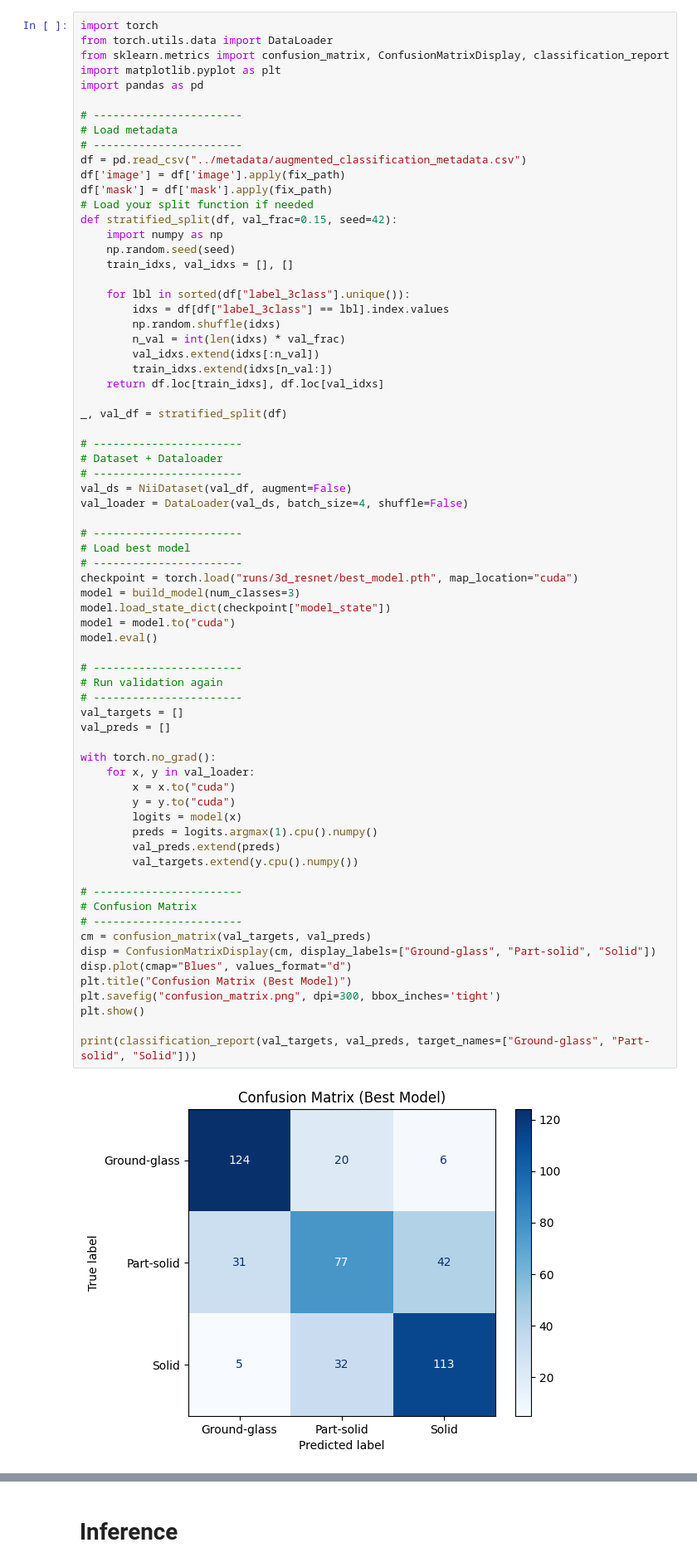
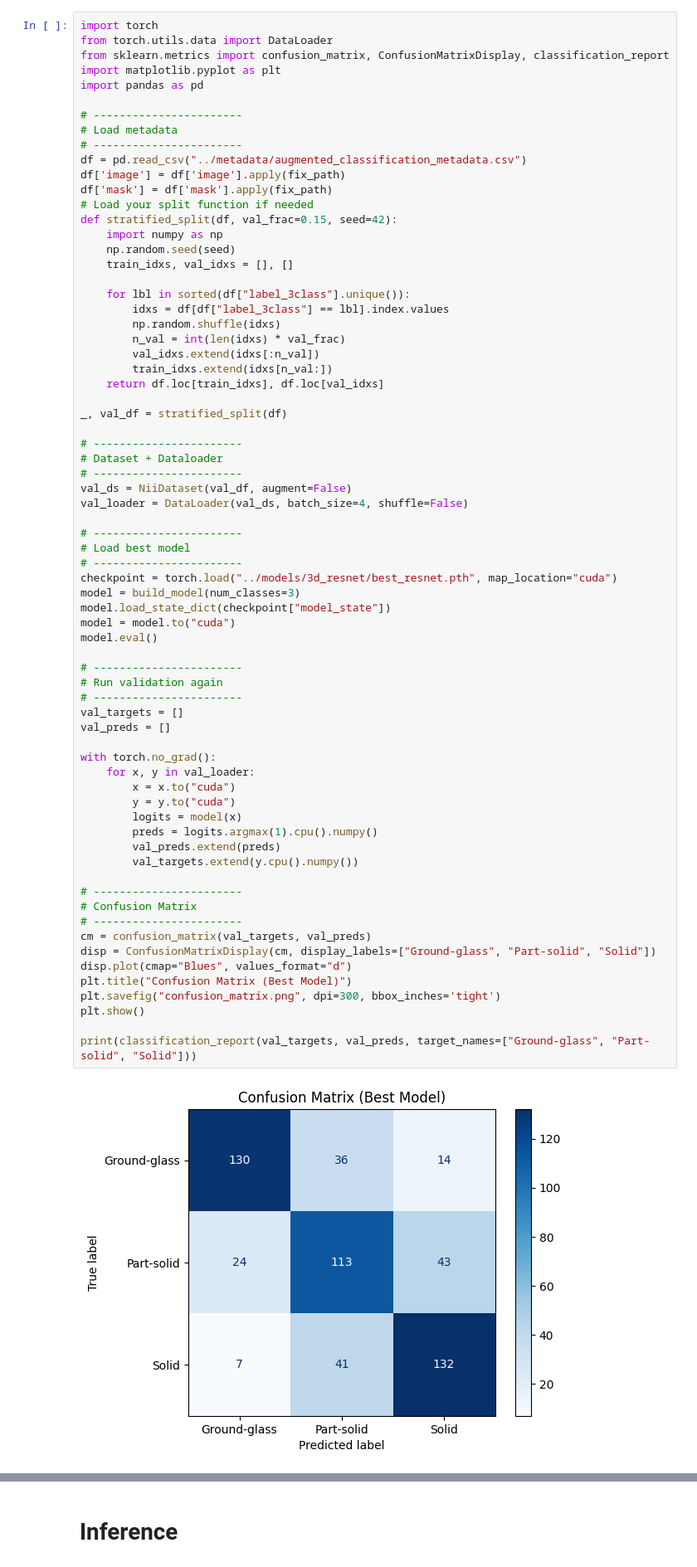
Before and after one commit to MuhammadSyyed/Fleischner-classification-LIDC-IDRI, a Jupyter notebook: notebooks/5_training_resnet_model.ipynb, the cells around one changed output, grey strips where cells are left out. Shown: that part at 83% size. Saved outputs shown, nothing was run; the diff lists cells and outputs as text.

Commit message:
Updated Resnet and Augmentation

```diff
--- a/notebooks/5_training_resnet_model.ipynb
+++ b/notebooks/5_training_resnet_model.ipynb
@@ -608,39 +501,39 @@ val_loader = DataLoader(val_ds, batch_size=4, shuffle=False)
 # -----------------------
 # Load best model
 # -----------------------
-checkpoint = torch.load("runs/3d_resnet/best_model.pth", map_location="cuda")
+checkpoint = torch.load("../models/3d_resnet/best_resnet.pth", map_location="cuda")
 model = build_model(num_classes=3)
 model.load_state_dict(checkpoint["model_state"])
 model = model.to("cuda")
 model.eval()
 
 # -----------------------
 # Run validation again
 # -----------------------
 val_targets = []
 val_preds = []
 
 with torch.no_grad():
     for x, y in val_loader:
         x = x.to("cuda")
         y = y.to("cuda")
         logits = model(x)
         preds = logits.argmax(1).cpu().numpy()
         val_preds.extend(preds)
         val_targets.extend(y.cpu().numpy())
 
 # -----------------------
 # Confusion Matrix
 # -----------------------
 cm = confusion_matrix(val_targets, val_preds)
 disp = ConfusionMatrixDisplay(cm, display_labels=["Ground-glass", "Part-solid", "Solid"])
 disp.plot(cmap="Blues", values_format="d")
 plt.title("Confusion Matrix (Best Model)")
 plt.savefig("confusion_matrix.png", dpi=300, bbox_inches='tight')
 plt.show()
 
 print(classification_report(val_targets, val_preds, target_names=["Ground-glass", "Part-solid", "Solid"]))
 # %% [output]
-[figure, old version]
+[figure, new version]
               precision    recall  f1-score   support
 
```
Also changed, not shown: parts of 15 cells of this notebook, 8 other files.
